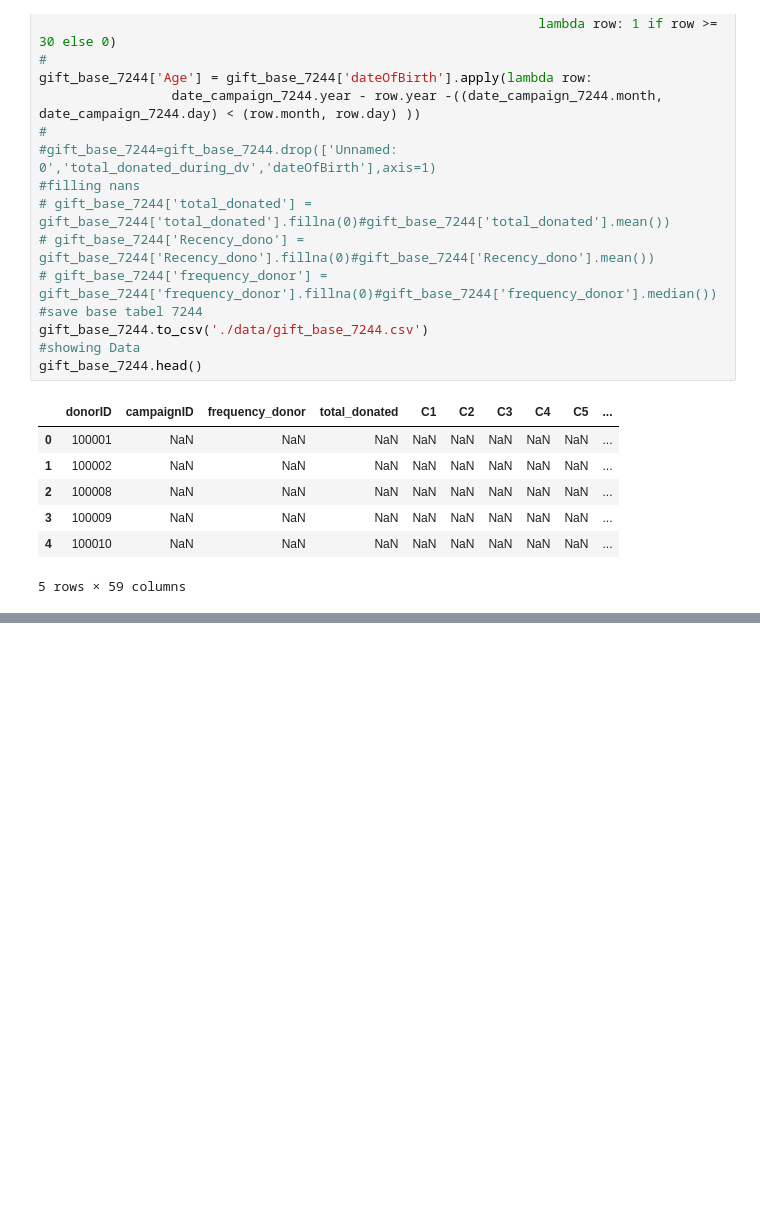
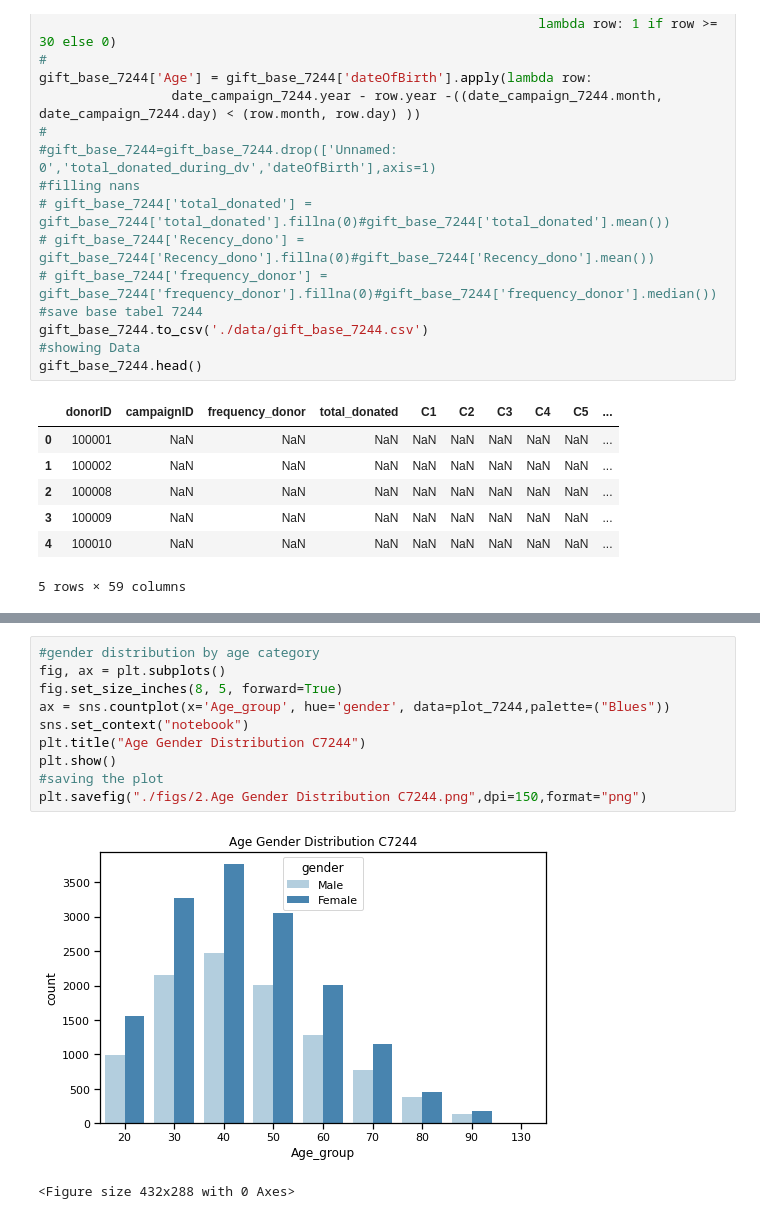
Before and after one commit to inderrana/Predicting-donations-leads-for-NGO, a Jupyter notebook: DSC_Use_Case/data_prep.ipynb, the cells around one changed output, grey strips where cells are left out. Drawn from its saved outputs; the diff is of its cells as text; blank space fills up the shorter version.

```diff
--- a/DSC_Use_Case/data_prep.ipynb
+++ b/DSC_Use_Case/data_prep.ipynb
@@ -615,0 +758,13 @@ KeyboardInterrupt:
+# %%
+#gender distribution by age category
+fig, ax = plt.subplots()
+fig.set_size_inches(8, 5, forward=True)
+ax = sns.countplot(x='Age_group', hue='gender', data=plot_7244,palette=("Blues"))
+sns.set_context("notebook")
+plt.title("Age Gender Distribution C7244")
+plt.show()
+#saving the plot
+plt.savefig("./figs/2.Age Gender Distribution C7244.png",dpi=150,format="png")
+# %% [output]
+[figure, added]
+<Figure size 432x288 with 0 Axes>
```
Also changed, not shown: parts of 23 cells of this notebook, 22 other files.
